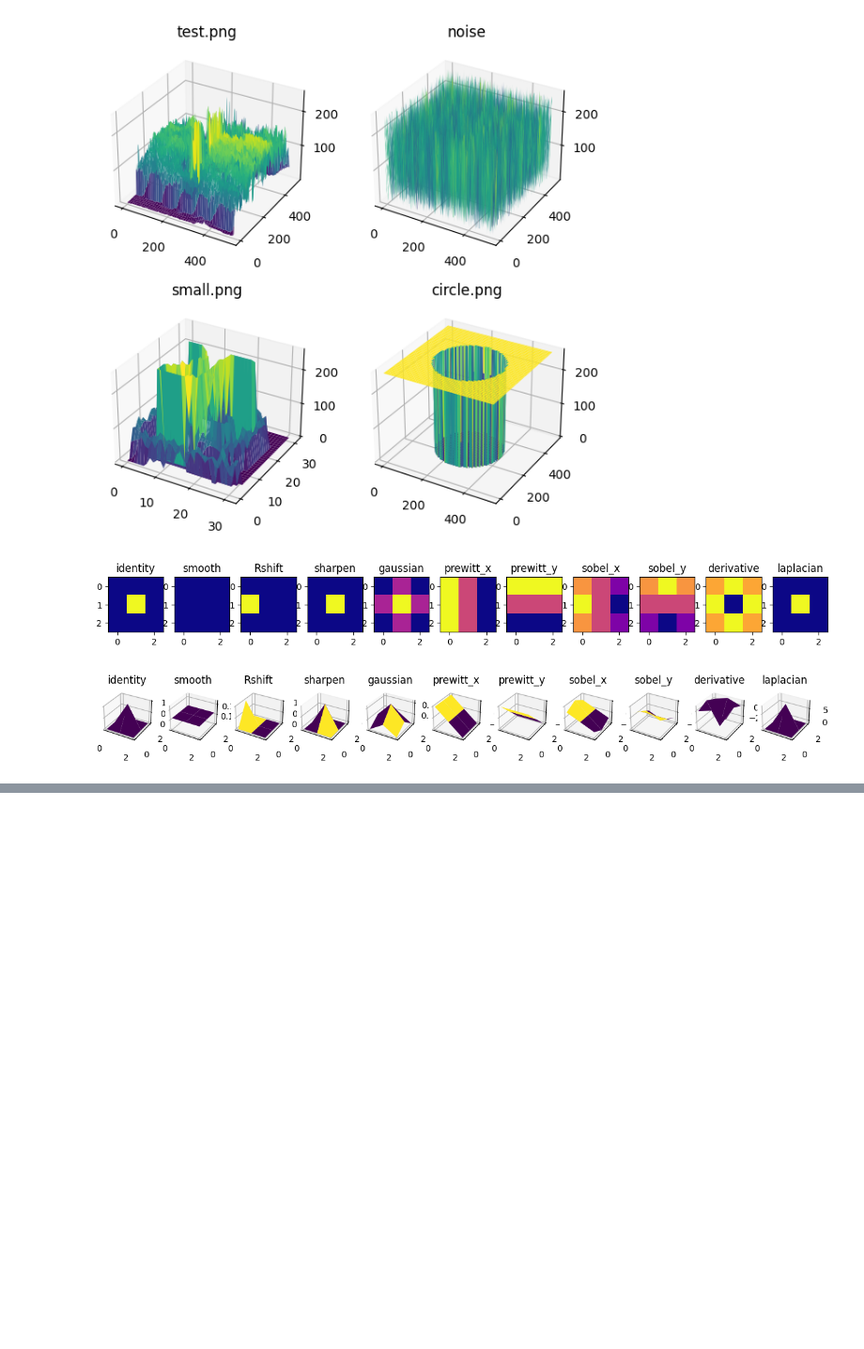
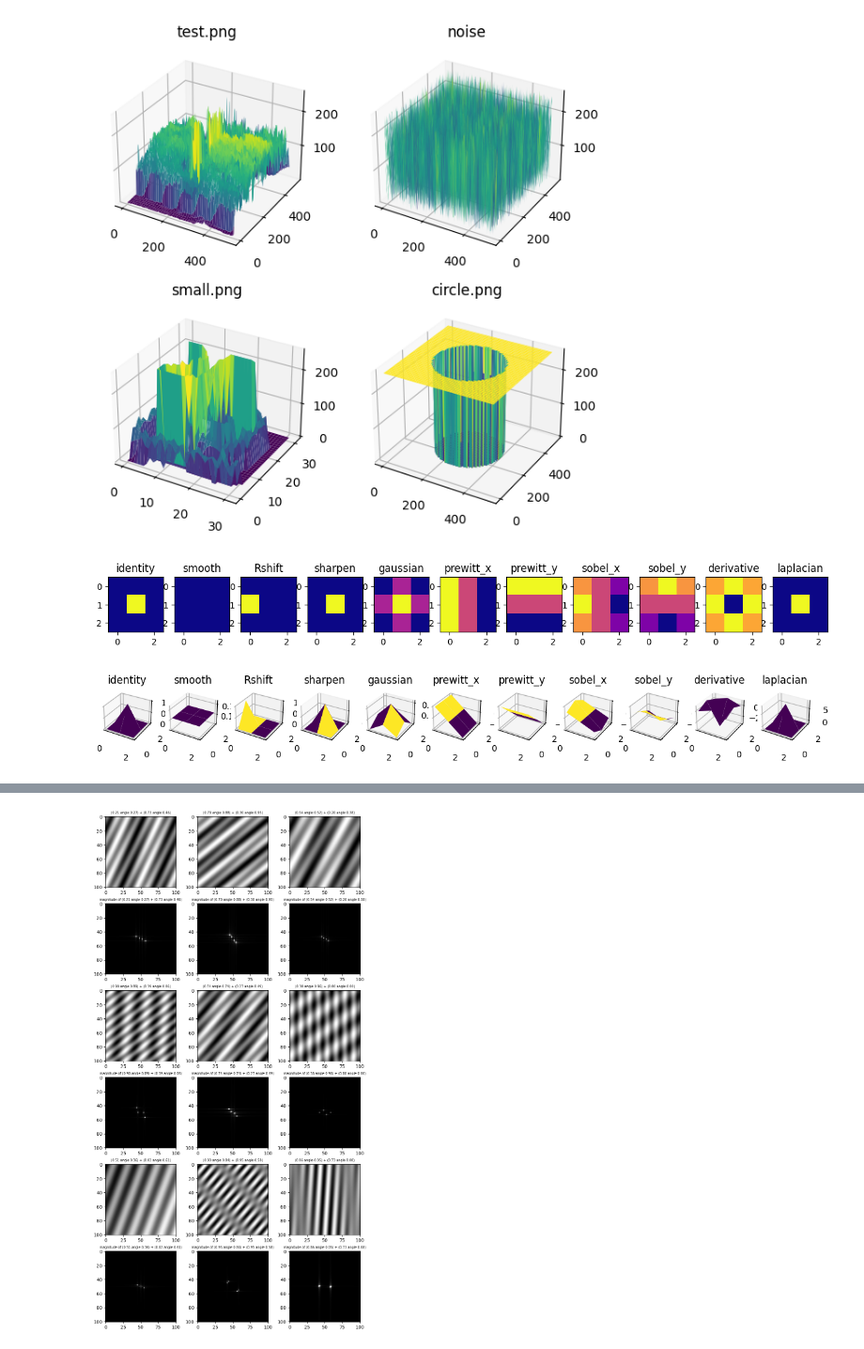
Before and after one commit to JuliuszSyrewicz/fourier, a Jupyter notebook: filters.ipynb, the cells around one changed output, grey strips where cells are left out. Shown at 94% size. Drawn from its saved outputs; the diff is of its cells as text; code cells hidden in the pictures; blank space fills up the shorter version.

```diff
--- a/filters.ipynb
+++ b/filters.ipynb
@@ -304,19 +307,25 @@ plotImageGrid(grid, titles=titles)
 # %%
 # grid = np.zeros((len(frequencies), len(thetas), density, density))
 
-grid = [[0]*len(frequencies) for i in range(2 * len(thetas))]
+grid, titles = ([[0]*len(frequencies) for i in range(2 * len(thetas))] for j in range(2))
 # print(grid[0][0])
 for i in range(len(frequencies)):
     # grid[i].append([])
     for j in range(len(thetas)):
-        grating1 = getSinusoidalGrating(np.random.rand(), np.random.rand(), density=density)
-        grating2 = getSinusoidalGrating(np.random.rand(), np.random.rand(), density=density)
+        values = np.random.rand(4)
+        grating1 = getSinusoidalGrating(values[0], values[1], density=density)
+        grating2 = getSinusoidalGrating(values[2], values[3], density=density)
         img = grating1 + grating2
         grid[2 * i][j] = grating1 + grating2
         grid[2 * i + 1][j] = getMagnitudeSpectrum(img, log=False)
 
+        titles[2 * i][j] = "({:.2f} angle {:.2f}) + ({:.2f} angle {:.2f})".format(*values)
+        titles[2 * i + 1][j] = "magnitude of ({:.2f} angle {:.2f}) + ({:.2f} angle {:.2f})".format(*values)
+
 grid = np.asarray(grid)
-plotImageGrid(grid)
+plotImageGrid(grid, titles=titles)
+# %% [output]
+[figure, added]
 # %%
 grid = np.zeros((2, 2, 512, 512))
 grid[0][0] = gray
```
Also changed, not shown: parts of 4 cells of this notebook.
